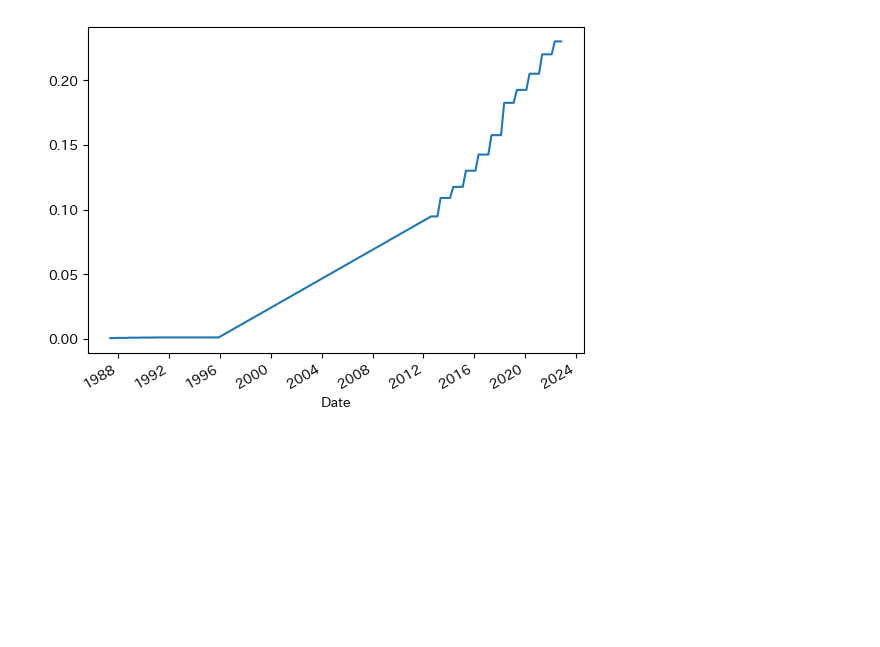
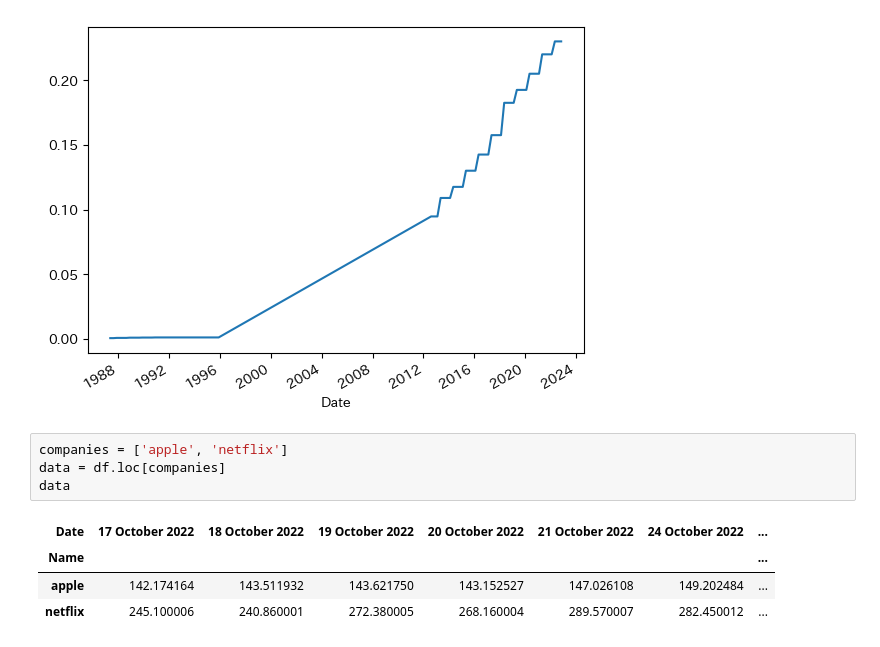
Before and after one commit to honalele/streamlit, a Jupyter notebook: stock_analysis_new.ipynb, the cells around one changed output. Cells and saved outputs as stored; diff of their text form; blank space fills up the shorter version.

```diff
--- a/stock_analysis_new.ipynb
+++ b/stock_analysis_new.ipynb
@@ -56,3 +70,12 @@ tkr.dividends.plot()
 # %% [output]
 <AxesSubplot: xlabel='Date'>
 [figure]
+# %%
+companies = ['apple', 'netflix']
+data = df.loc[companies]
+data
+# %% [output]
+| Date | 17 October 2022 | 18 October 2022 | 19 October 2022 | 20 October 2022 | 21 October 2022 | 24 October 2022 | ... |
+| Name |  |  |  |  |  |  | ... |
+| apple | 142.174164 | 143.511932 | 143.621750 | 143.152527 | 147.026108 | 149.202484 | ... |
+| netflix | 245.100006 | 240.860001 | 272.380005 | 268.160004 | 289.570007 | 282.450012 | ... |
```
Also changed, not shown: parts of 7 cells of this notebook, 1 other file.
